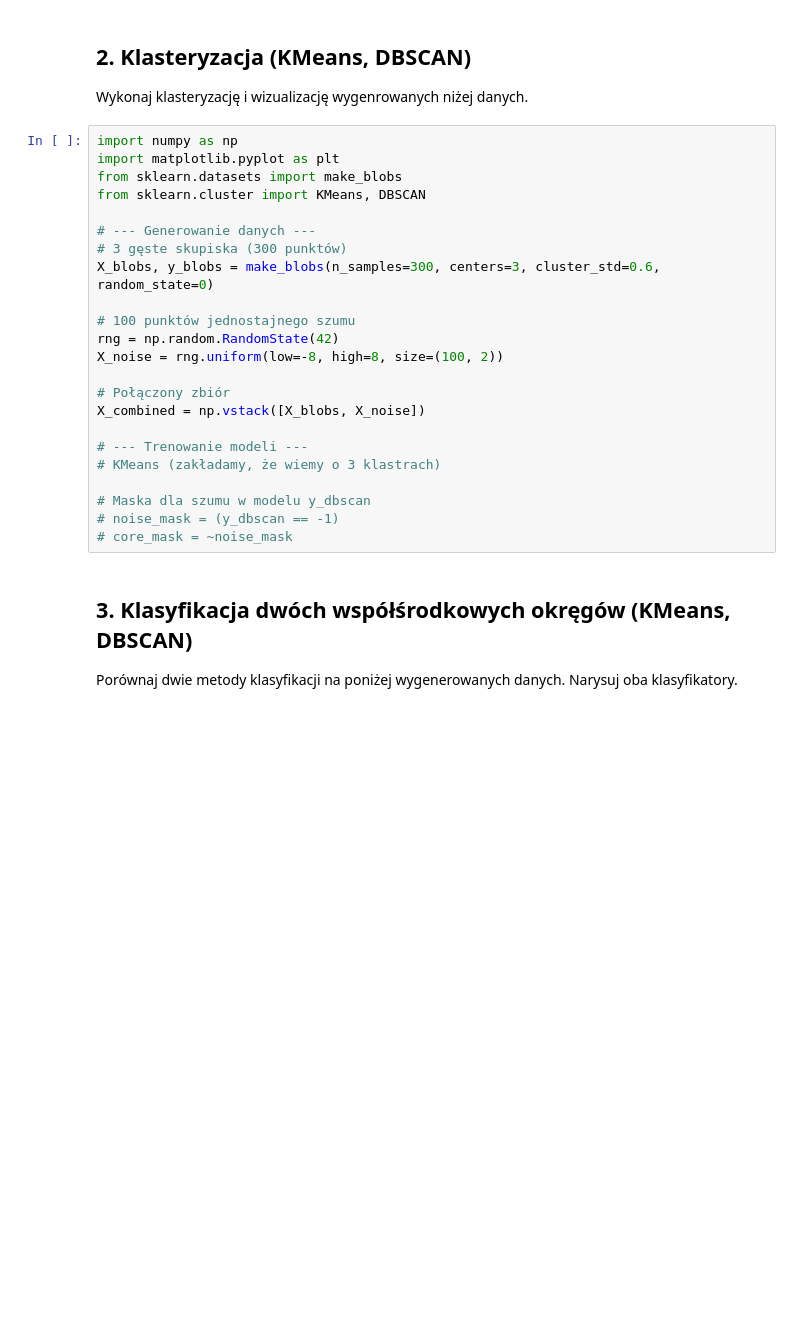
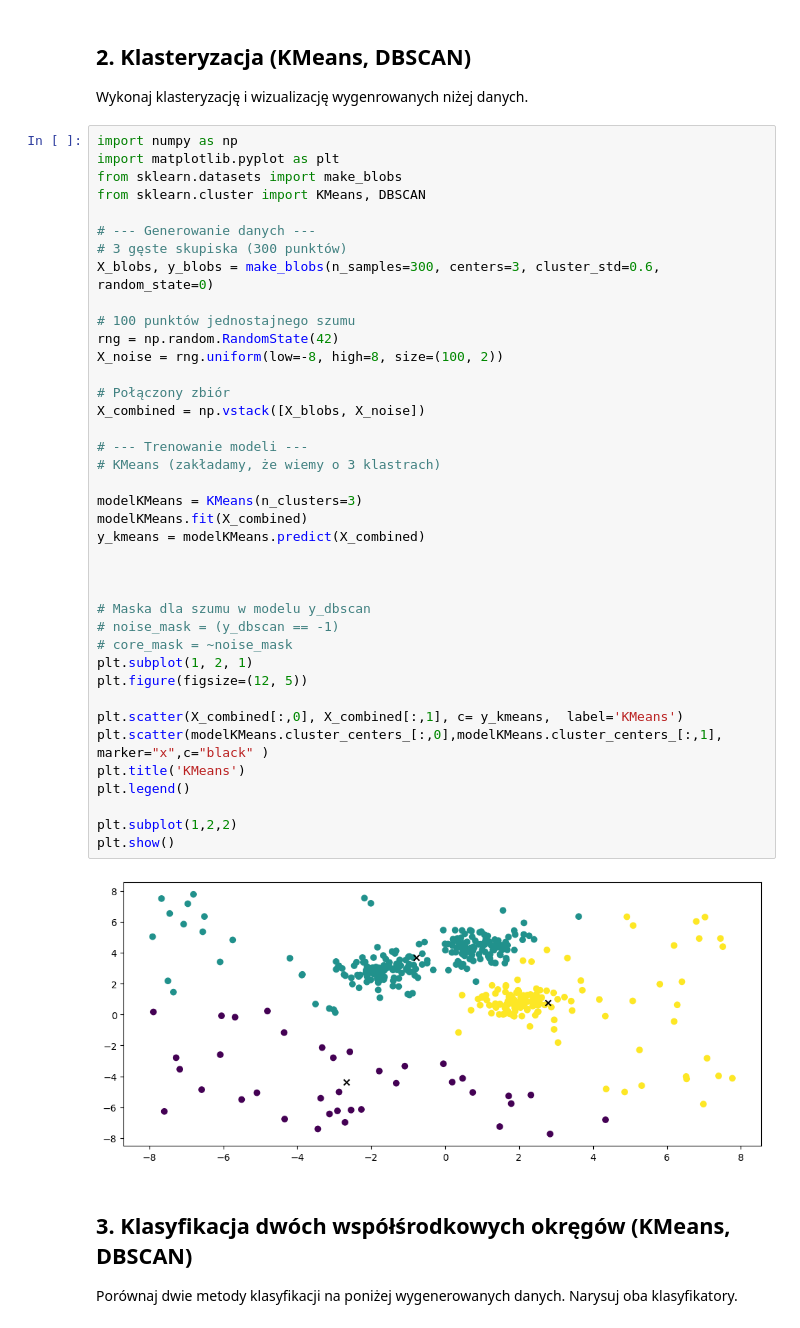
Before and after one commit to Werkxa/KGN_Programowanie2, a Jupyter notebook: Lab/P2Lab11.ipynb, the cells around one changed output. Saved outputs shown, nothing was run; the diff lists cells and outputs as text; blank space fills up the shorter version.

```diff
--- a/Lab/P2Lab11.ipynb
+++ b/Lab/P2Lab11.ipynb
@@ -71,26 +71,44 @@ Wykonaj klasteryzację i wizualizację wygenrowanych niżej danych.
 # %%
 import numpy as np
 import matplotlib.pyplot as plt
 from sklearn.datasets import make_blobs
 from sklearn.cluster import KMeans, DBSCAN
 
 # --- Generowanie danych ---
 # 3 gęste skupiska (300 punktów)
 X_blobs, y_blobs = make_blobs(n_samples=300, centers=3, cluster_std=0.6, random_state=0)
 
 # 100 punktów jednostajnego szumu
 rng = np.random.RandomState(42)
 X_noise = rng.uniform(low=-8, high=8, size=(100, 2))
 
 # Połączony zbiór
 X_combined = np.vstack([X_blobs, X_noise])
 
 # --- Trenowanie modeli ---
 # KMeans (zakładamy, że wiemy o 3 klastrach)
 
+modelKMeans = KMeans(n_clusters=3)
+modelKMeans.fit(X_combined)
+y_kmeans = modelKMeans.predict(X_combined)
+
+
+
 # Maska dla szumu w modelu y_dbscan
 # noise_mask = (y_dbscan == -1)
 # core_mask = ~noise_mask
+plt.subplot(1, 2, 1)
+plt.figure(figsize=(12, 5))
+
+plt.scatter(X_combined[:,0], X_combined[:,1], c= y_kmeans,  label='KMeans')
+plt.scatter(modelKMeans.cluster_centers_[:,0],modelKMeans.cluster_centers_[:,1], marker="x",c="black" )
+plt.title('KMeans')
+plt.legend()
+
+plt.subplot(1,2,2)
+plt.show()
+# %% [output]
+[figure, added]
 # %% [markdown]
 ## 3. Klasyfikacja dwóch współśrodkowych okręgów (KMeans, DBSCAN)
 
```
